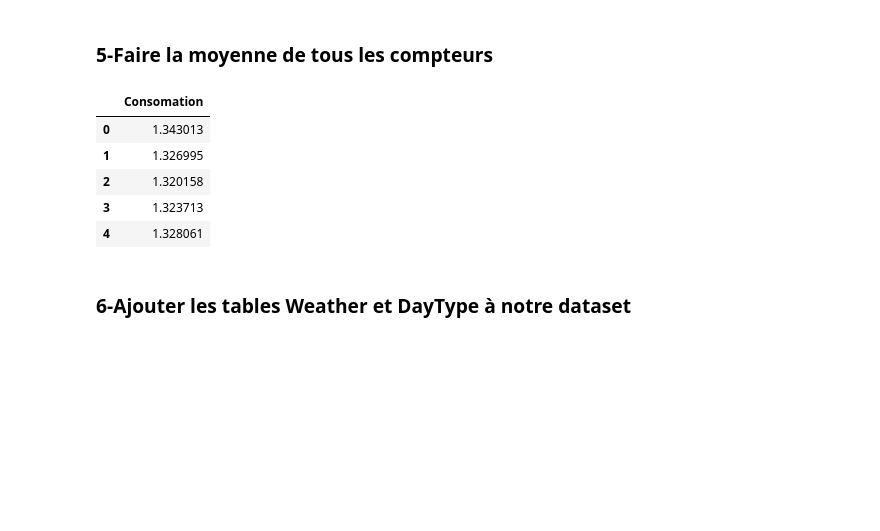
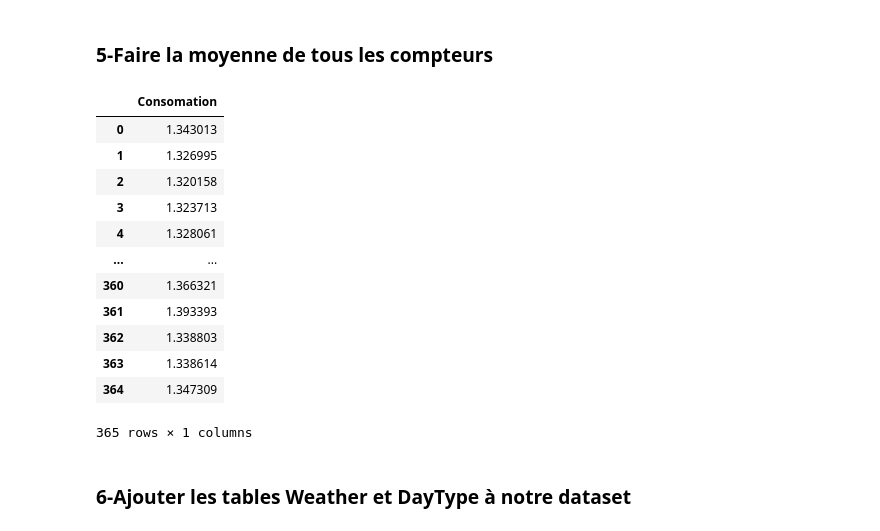
Before and after one commit to forloulhoucine/TER_Analyse-de-donnees-issues-dun-reseau-urbain, a Jupyter notebook: TER.ipynb, the cells around one changed output. Saved outputs shown, nothing was run; the diff lists cells and outputs as text; code cells hidden in the pictures; blank space fills up the shorter version.

```diff
--- a/TER.ipynb
+++ b/TER.ipynb
@@ -171,17 +171,25 @@ DF_daily.head(-5)
 # %%
 s = pd.Series(range(0,365))
 DF=DF_daily.set_index(s)
 df= DF.mean(axis=1)
 df=df.to_frame()
 df.columns =['Consomation']
-df.head()
+D365=df
+df
 # %% [output]
 |  | Consomation |
 | 0 | 1.343013 |
 | 1 | 1.326995 |
 | 2 | 1.320158 |
 | 3 | 1.323713 |
 | 4 | 1.328061 |
+| ... | ... |
+| 360 | 1.366321 |
+| 361 | 1.393393 |
+| 362 | 1.338803 |
+| 363 | 1.338614 |
+| 364 | 1.347309 |
+365 rows × 1 columns
 # %% [markdown]
 ### 6-Ajouter les tables Weather et DayType à notre dataset
 # %%
```
Also changed, not shown: parts of 33 cells of this notebook.
